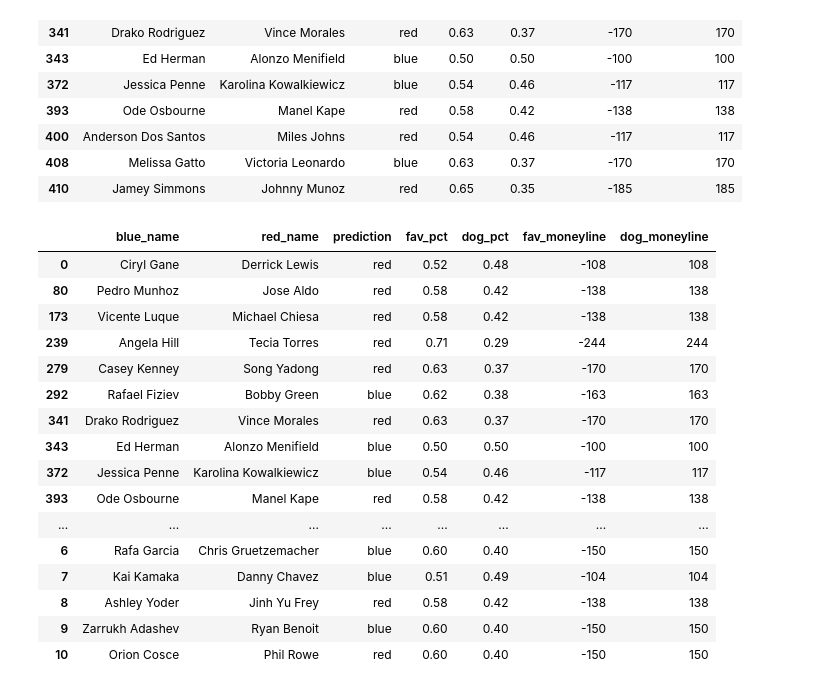
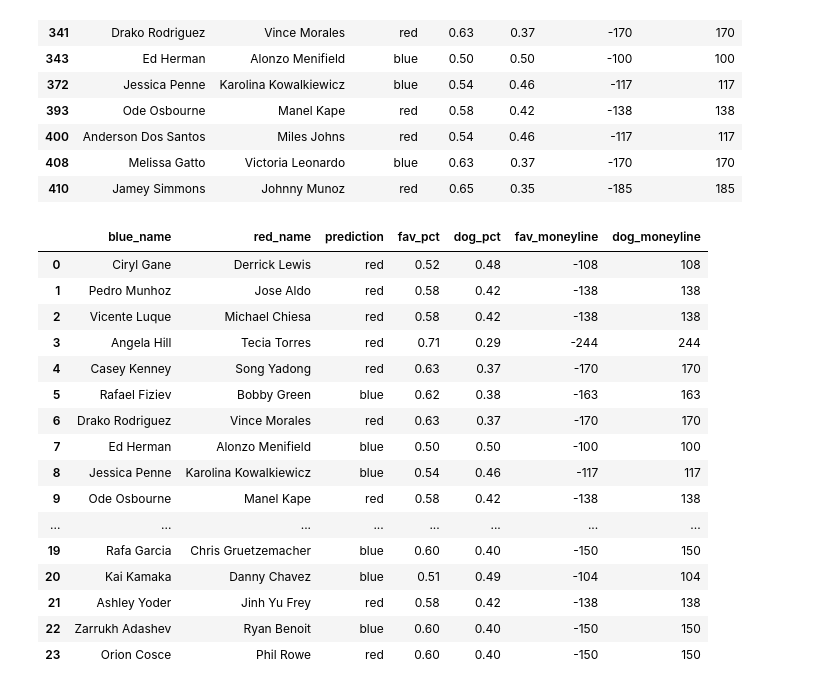
Before and after one commit to a925sw/ufc_stats, a Jupyter notebook: predictive/rf_up_pred.ipynb, the cells around one changed output. Saved outputs shown, nothing was run; the diff lists cells and outputs as text; code cells hidden in the pictures.

```diff
--- a/predictive/rf_up_pred.ipynb
+++ b/predictive/rf_up_pred.ipynb
@@ -90,9 +82,7 @@ See the caveats in the documentation: https://pandas.pydata.org/pandas-docs/stab
 | 408 | 408 | 26.0 | 31.0 | 65 | 65 | Melissa Gatto | Victoria Leonardo | 65 | 64 | ... |
 | 410 | 410 | 29.0 | 28.0 | 66 | 69 | Jamey Simmons | Johnny Munoz | 70 | 71 | ... |
 # %%
-data = future_df.drop(columns=["lev1", "winner", \
-                                   "red_name", "blue_name"
-                                  ])
+data = future_df.drop(columns=["lev1", "winner", "red_name", "blue_name"])
 # target = train_test_df["winner"]
 # feature_names = data.columns
 # %%
@@ -242,7 +236,7 @@ See the caveats in the documentation: https://pandas.pydata.org/pandas-docs/stab
 | 408 | 408 | 26.0 | 31.0 | 65 | 65 | Melissa Gatto | Victoria Leonardo | 65 | 64 | ... |
 | 410 | 410 | 29.0 | 28.0 | 66 | 69 | Jamey Simmons | Johnny Munoz | 70 | 71 | ... |
 # %%
-my_picks = pd.read_csv("../data/my_picks.csv")
+my_picks = pd.read_csv("picks/rolling_picks.csv")
 my_picks = my_picks.drop(columns="Unnamed: 0")
 my_picks
 # %% [output]
@@ -261,5 +260,6 @@ my_picks
 # %%
-future_picks = future_df[["blue_name", "red_name", "prediction", "fav_pct", "dog_pct", "fav_moneyline", "dog_moneyline"]]
+future_picks = future_df[["blue_name", "red_name", "prediction", "fav_pct", "dog_pct", \
+                          "fav_moneyline", "dog_moneyline"]]
 future_picks
 # %% [output]
 |  | blue_name | red_name | prediction | fav_pct | dog_pct | fav_moneyline | dog_moneyline |
@@ -278,23 +278,23 @@ future_picks
 | 410 | Jamey Simmons | Johnny Munoz | red | 0.65 | 0.35 | -185 | 185 |
 # %%
 my_picks = pd.concat([future_picks, my_picks])
-my_picks.to_csv("../data/my_picks.csv")
+my_picks.to_csv("picks/rolling_picks.csv")
 my_picks
 # %% [output]
 |  | blue_name | red_name | prediction | fav_pct | dog_pct | fav_moneyline | dog_moneyline |
 | 0 | Ciryl Gane | Derrick Lewis | red | 0.52 | 0.48 | -108 | 108 |
-| 80 | Pedro Munhoz | Jose Aldo | red | 0.58 | 0.42 | -138 | 138 |
-| 173 | Vicente Luque | Michael Chiesa | red | 0.58 | 0.42 | -138 | 138 |
-| 239 | Angela Hill | Tecia Torres | red | 0.71 | 0.29 | -244 | 244 |
-| 279 | Casey Kenney | Song Yadong | red | 0.63 | 0.37 | -170 | 170 |
-| 292 | Rafael Fiziev | Bobby Green | blue | 0.62 | 0.38 | -163 | 163 |
-| 341 | Drako Rodriguez | Vince Morales | red | 0.63 | 0.37 | -170 | 170 |
-| 343 | Ed Herman | Alonzo Menifield | blue | 0.50 | 0.50 | -100 | 100 |
-| 372 | Jessica Penne | Karolina Kowalkiewicz | blue | 0.54 | 0.46 | -117 | 117 |
-| 393 | Ode Osbourne | Manel Kape | red | 0.58 | 0.42 | -138 | 138 |
+| 1 | Pedro Munhoz | Jose Aldo | red | 0.58 | 0.42 | -138 | 138 |
+| 2 | Vicente Luque | Michael Chiesa | red | 0.58 | 0.42 | -138 | 138 |
+| 3 | Angela Hill | Tecia Torres | red | 0.71 | 0.29 | -244 | 244 |
+| 4 | Casey Kenney | Song Yadong | red | 0.63 | 0.37 | -170 | 170 |
+| 5 | Rafael Fiziev | Bobby Green | blue | 0.62 | 0.38 | -163 | 163 |
+| 6 | Drako Rodriguez | Vince Morales | red | 0.63 | 0.37 | -170 | 170 |
+| 7 | Ed Herman | Alonzo Menifield | blue | 0.50 | 0.50 | -100 | 100 |
+| 8 | Jessica Penne | Karolina Kowalkiewicz | blue | 0.54 | 0.46 | -117 | 117 |
+| 9 | Ode Osbourne | Manel Kape | red | 0.58 | 0.42 | -138 | 138 |
 | ... | ... | ... | ... | ... | ... | ... | ... |
-| 6 | Rafa Garcia | Chris Gruetzemacher | blue | 0.60 | 0.40 | -150 | 150 |
-| 7 | Kai Kamaka | Danny Chavez | blue | 0.51 | 0.49 | -104 | 104 |
-| 8 | Ashley Yoder | Jinh Yu Frey | red | 0.58 | 0.42 | -138 | 138 |
-| 9 | Zarrukh Adashev | Ryan Benoit | blue | 0.60 | 0.40 | -150 | 150 |
-| 10 | Orion Cosce | Phil Rowe | red | 0.60 | 0.40 | -150 | 150 |
+| 19 | Rafa Garcia | Chris Gruetzemacher | blue | 0.60 | 0.40 | -150 | 150 |
+| 20 | Kai Kamaka | Danny Chavez | blue | 0.51 | 0.49 | -104 | 104 |
+| 21 | Ashley Yoder | Jinh Yu Frey | red | 0.58 | 0.42 | -138 | 138 |
+| 22 | Zarrukh Adashev | Ryan Benoit | blue | 0.60 | 0.40 | -150 | 150 |
+| 23 | Orion Cosce | Phil Rowe | red | 0.60 | 0.40 | -150 | 150 |
```
Also changed, not shown: parts of 9 cells of this notebook, 4 other files.
